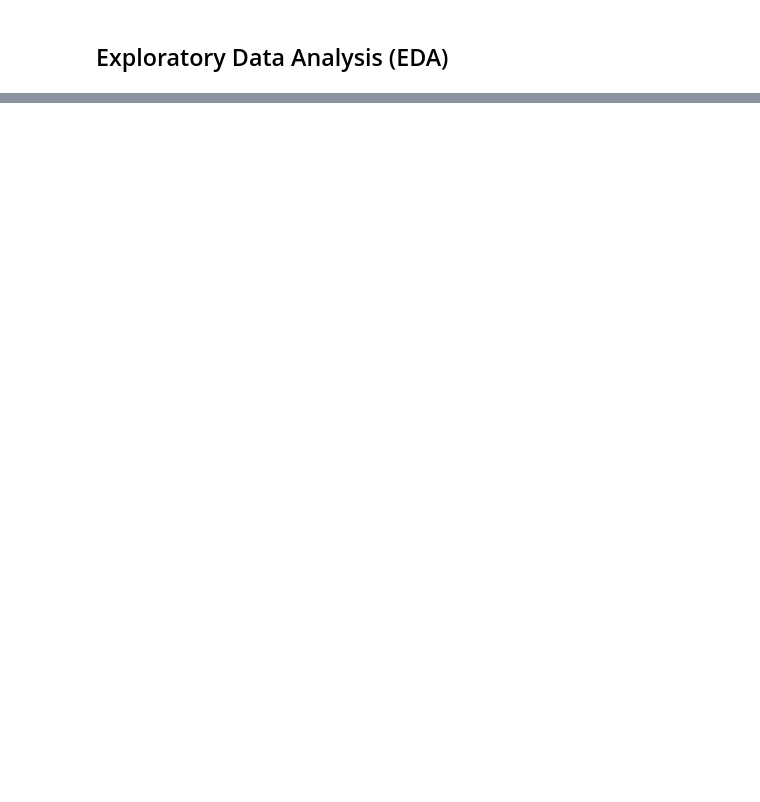
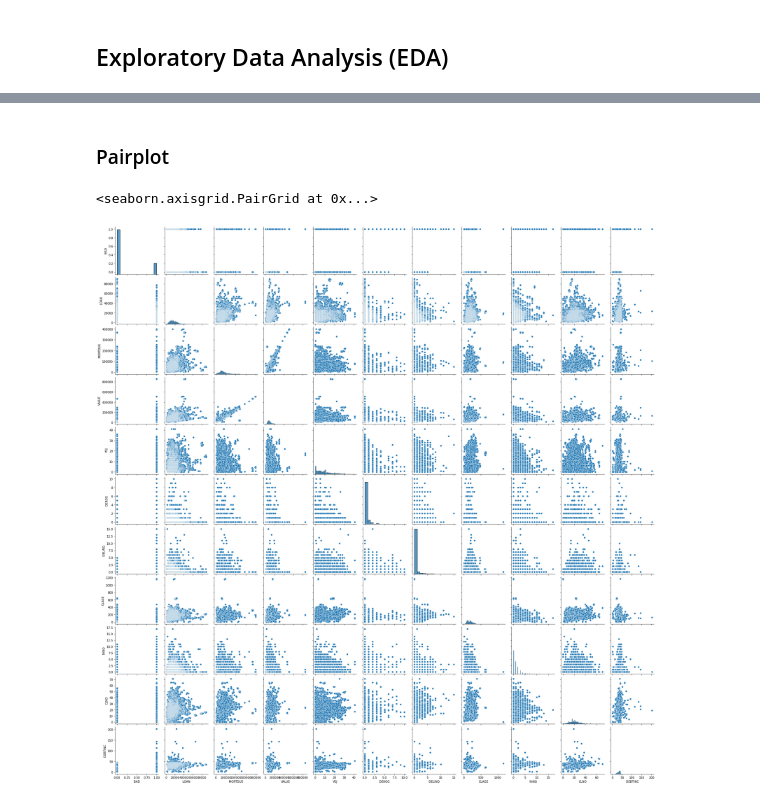
Before and after one commit to edmundhong/credit-scoring, a Jupyter notebook: credit-scoring.ipynb, the cells around one changed output, grey strips where cells are left out. Saved outputs shown, nothing was run; the diff lists cells and outputs as text; code cells hidden in the pictures; blank space fills up the shorter version.

```diff
--- a/credit-scoring.ipynb
+++ b/credit-scoring.ipynb
@@ -81,0 +232,7 @@ Based on the count, all of the columns have relatively lesser null values(<50%).
+# %% [markdown]
+### Pairplot
+# %%
+sns.pairplot(df)
+# %% [output]
+<seaborn.axisgrid.PairGrid at 0x...>
+[figure, added]
```
Also changed, not shown: parts of 55 cells of this notebook.
